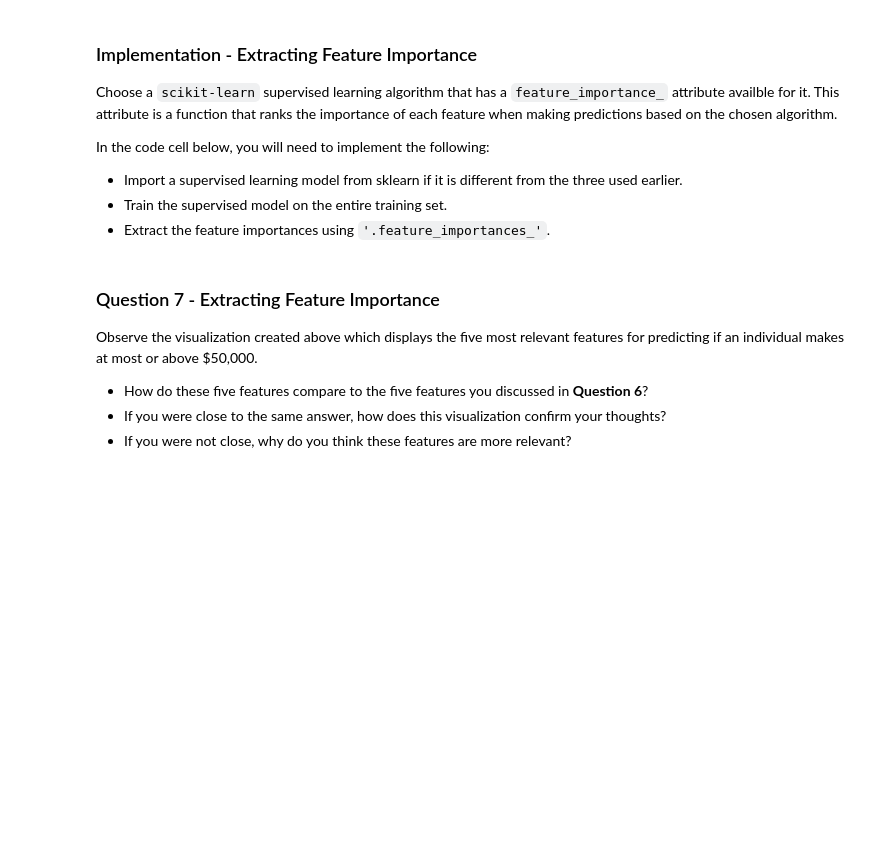
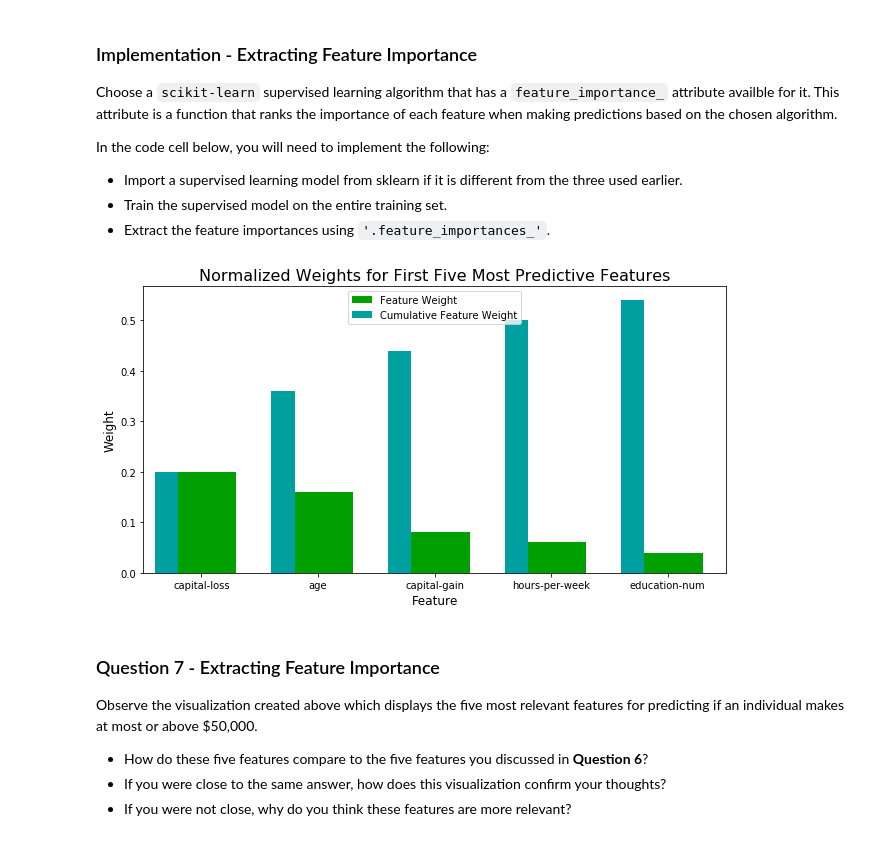
Before and after one commit to citrus09/machine-learning, a Jupyter notebook: projects/finding_donors/finding_donors.ipynb, the cells around one changed output. Drawn from its saved outputs; the diff is of its cells as text; code cells hidden in the pictures; blank space fills up the shorter version.

```diff
--- a/projects/finding_donors/finding_donors.ipynb
+++ b/projects/finding_donors/finding_donors.ipynb
@@ -149,11 +164,14 @@ Additionally, as with the non-numeric features, we need to convert the non-numer
  - Convert the target label `'income_raw'` to numerical entries.
    - Set records with "<=50K" to `0` and records with ">50K" to `1`.
 # %%
+import pandas
 # TODO: One-hot encode the 'features_log_minmax_transform' data using pandas.get_dummies()
-features_final = None
+features_final = pandas.get_dummies(features_log_minmax_transform)
+display(features_final.head(5))
 
 # TODO: Encode the 'income_raw' data to numerical values
-income = None
+income = income_raw.apply(lambda x: x == '>50K')
+display(income.head(5))
 
 # Print the number of features after one-hot encoding
 encoded = list(features_final.columns)
@@ -474,16 +668,18 @@ In the code cell below, you will need to implement the following:
  - Extract the feature importances using `'.feature_importances_'`.
 # %%
 # TODO: Import a supervised learning model that has 'feature_importances_'
-
+from sklearn.ensemble import AdaBoostClassifier
 
 # TODO: Train the supervised model on the training set using .fit(X_train, y_train)
-model = None
+model = AdaBoostClassifier().fit(X_train, y_train)
 
 # TODO: Extract the feature importances using .feature_importances_
-importances = None
+importances = model.feature_importances_
 
 # Plot
 vs.feature_plot(importances, X_train, y_train)
+# %% [output]
+[figure, added]
 # %% [markdown]
 ### Question 7 - Extracting Feature Importance
 
```
Also changed, not shown: parts of 28 cells of this notebook.
